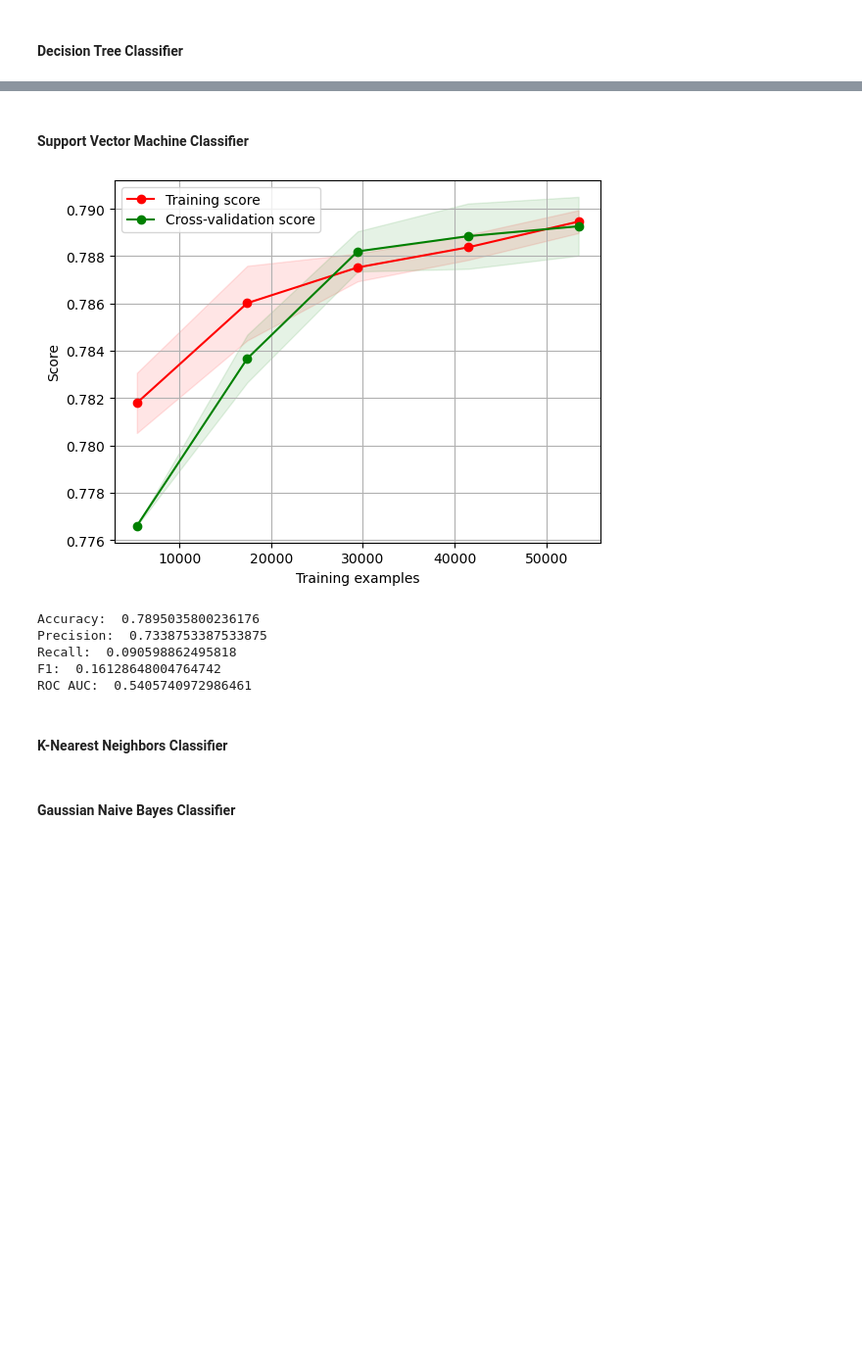
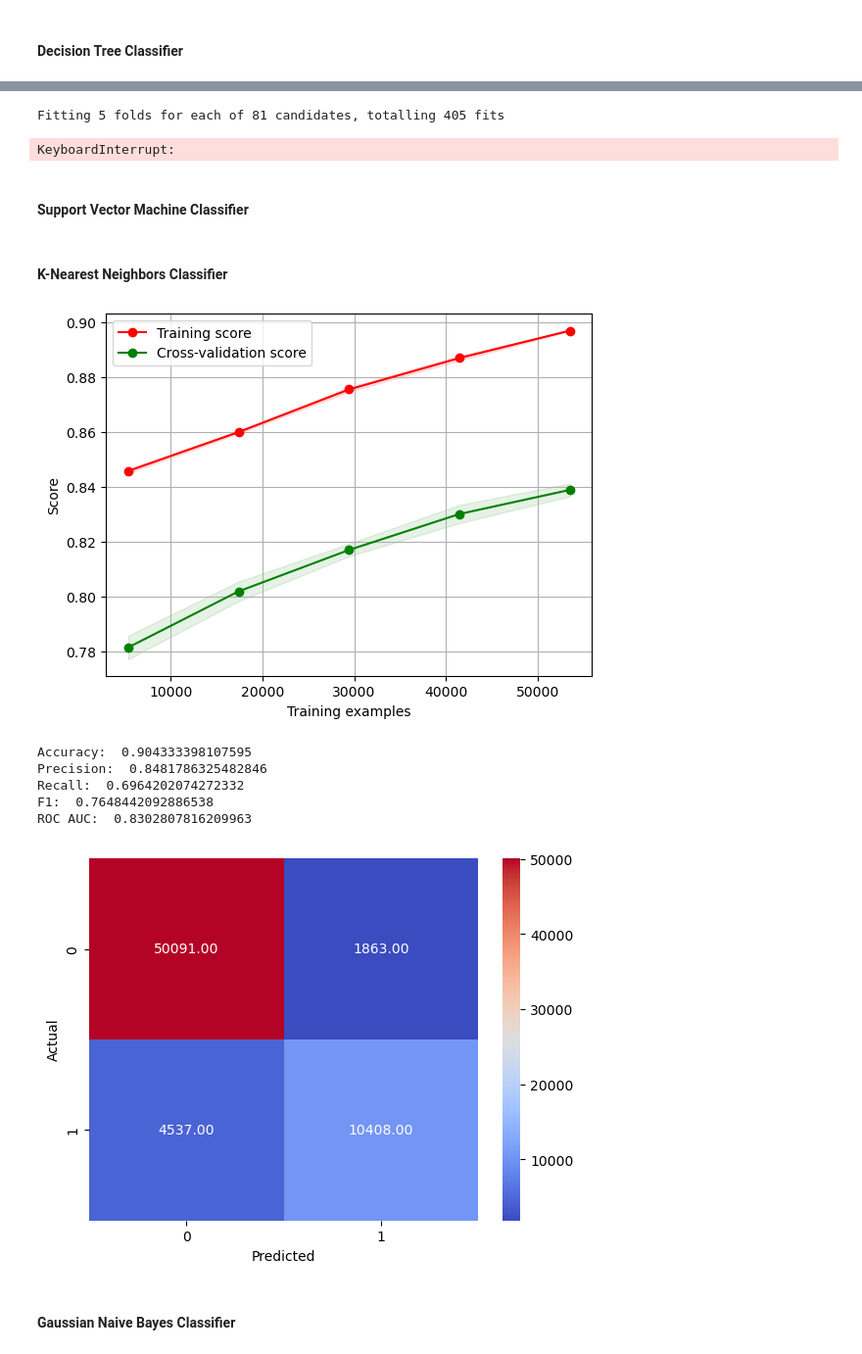
Before and after one commit to ahirsch-github/flight-price-prediction, a Jupyter notebook: flight-price-prediction.ipynb, the cells around one changed output, grey strips where cells are left out. Shown at 98% size. Cells and saved outputs as stored; diff of their text form; code cells hidden in the pictures; blank space fills up the shorter version.

```diff
--- a/flight-price-prediction.ipynb
+++ b/flight-price-prediction.ipynb
@@ -1180,33 +1292,30 @@ ROC AUC:  0.6515921939233039
 # %%
-# optimize the hyperparameters
-# param_grid = {
-#     'n_estimators': [100, 200, 300],
-#     'max_depth': [5, 10, 15],
-#     'min_samples_split': [2, 5, 10],
-#     'min_samples_leaf': [1, 2, 5]
-# }
+# Optimize the hyperparameters
+param_grid = {
+    'n_estimators': [100, 200, 300],
+    'max_depth': [5, 10, 15],
+    'min_samples_split': [2, 5, 10],
+    'min_samples_leaf': [1, 2, 5]
+}
 
-# grid_search = GridSearchCV(estimator=gbc, param_grid=param_grid, cv=5, n_jobs=-1, verbose=2)
-# grid_search.fit(X_train, y_train)
-# grid_search.best_params_
+grid_search = GridSearchCV(estimator=gbc, param_grid=param_grid, cv=5, n_jobs=-1, verbose=2, scoring='f1')
+grid_search.fit(X_train, y_train)
+grid_search.best_params_
+# %% [output]
+Fitting 5 folds for each of 81 candidates, totalling 405 fits
+KeyboardInterrupt:
 # %% [markdown]
 #### Support Vector Machine Classifier ####
 # %%
 # Train a Support Vector Machine Classifier
-from sklearn.svm import SVC
+# from sklearn.svm import SVC
 
-svc = SVC(random_state=42)
-svc.fit(X_train, y_train)
-plot_learning_curve(svc, X_train, y_train)
-calculate_metrics(y_train, svc.predict(X_train))
-plot_confusion_matrix(y_train, svc.predict(X_train))
+# svc = SVC(random_state=42)
+# svc.fit(X_train, y_train)
+# plot_learning_curve(svc, X_train, y_train)
+# calculate_metrics(y_train, svc.predict(X_train))
+# plot_confusion_matrix(y_train, svc.predict(X_train))
+# plot_roc_curve(svc, X_train, y_train)
-# %% [output]
-[figure, removed]
-Accuracy:  0.7895035800236176
-Precision:  0.7338753387533875
-Recall:  0.090598862495818
-F1:  0.16128648004764742
-ROC AUC:  0.5405740972986461
 # %%
 # optimize the hyperparameters
 # param_grid = {
@@ -1223,11 +1332,20 @@ ROC AUC:  0.5405740972986461
 # %%
 # Train a K-Nearest Neighbors Classifier
 from sklearn.neighbors import KNeighborsClassifier
 
 knn = KNeighborsClassifier()
 knn.fit(X_train, y_train)
 plot_learning_curve(knn, X_train, y_train)
 calculate_metrics(y_train, knn.predict(X_train))
 plot_confusion_matrix(y_train, knn.predict(X_train))
+plot_roc_curve(knn, X_train, y_train)
+# %% [output]
+[figure, added]
+Accuracy:  0.904333398107595
+Precision:  0.8481786325482846
+Recall:  0.6964202074272332
+F1:  0.7648442092886538
+ROC AUC:  0.8302807816209963
+[figure, added]
 # %%
 # optimize the hyperparameters
```
Also changed, not shown: parts of 17 cells of this notebook.
